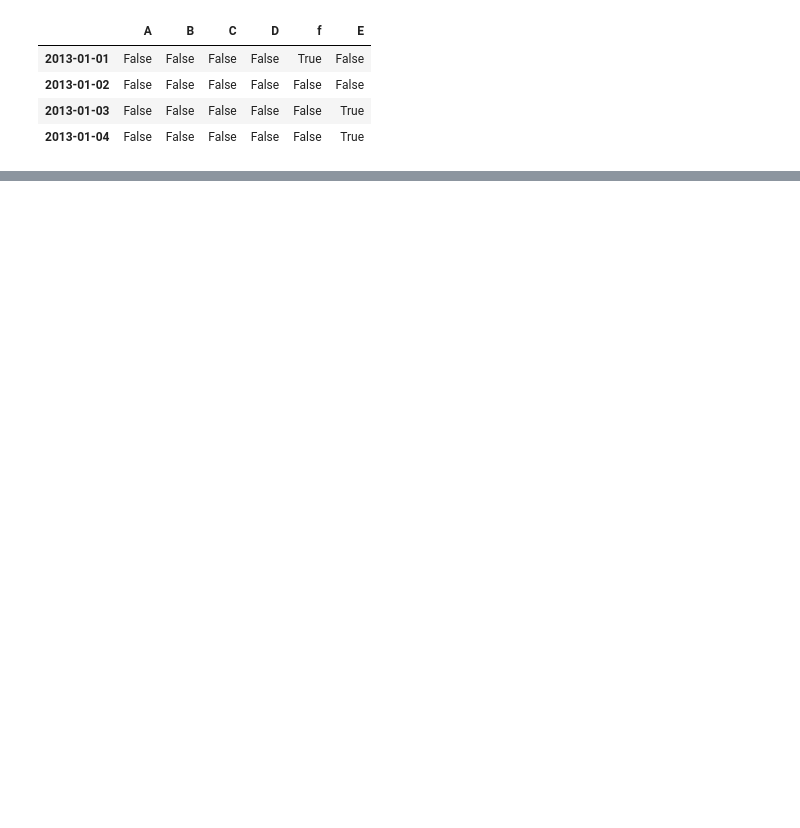
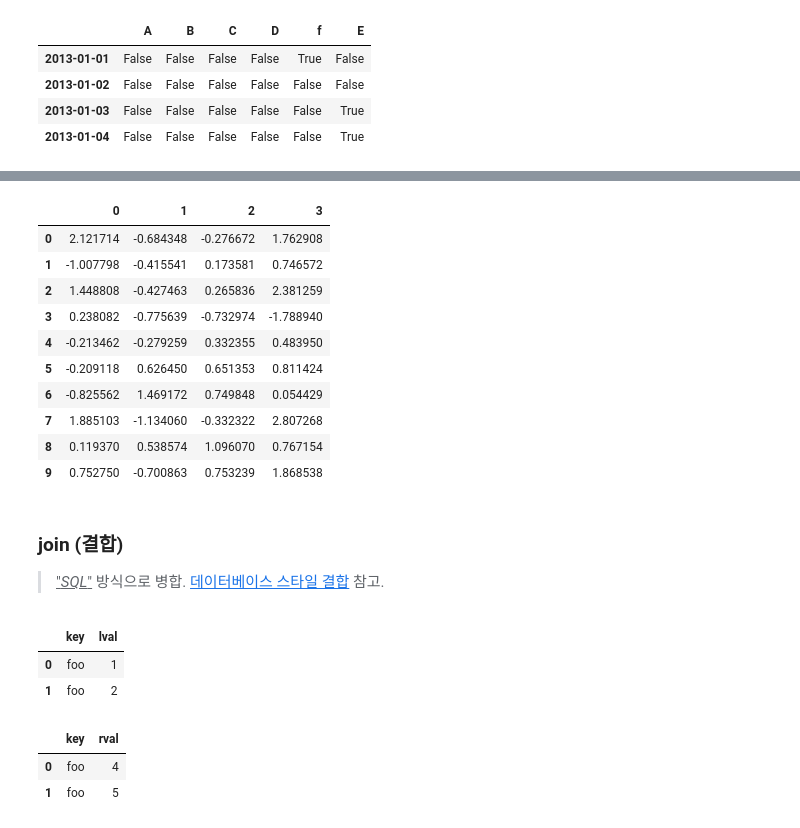
Before and after one commit to JH-Baik30/myfirstgit, a Jupyter notebook: 10_Minutes_to_Pandas.ipynb, the cells around one changed output, grey strips where cells are left out. Drawn from its saved outputs; the diff is of its cells as text; code cells hidden in the pictures; blank space fills up the shorter version.

```diff
--- a/10_Minutes_to_Pandas.ipynb
+++ b/10_Minutes_to_Pandas.ipynb
@@ -490,0 +627,3 @@ Freq: D, dtype: float64
+# %%
+pieces = [df[:3], df[3:7], df[7:]]
+pieces
@@ -490,0 +644,17 @@ Freq: D, dtype: float64
+# %%
+pd.concat(pieces)
+# %% [output]
+|  | 0 | 1 | 2 | 3 |
+| 0 | 2.121714 | -0.684348 | -0.276672 | 1.762908 |
+| 1 | -1.007798 | -0.415541 | 0.173581 | 0.746572 |
+| 2 | 1.448808 | -0.427463 | 0.265836 | 2.381259 |
+| 3 | 0.238082 | -0.775639 | -0.732974 | -1.788940 |
+| 4 | -0.213462 | -0.279259 | 0.332355 | 0.483950 |
+| 5 | -0.209118 | 0.626450 | 0.651353 | 0.811424 |
+| 6 | -0.825562 | 1.469172 | 0.749848 | 0.054429 |
+| 7 | 1.885103 | -1.134060 | -0.332322 | 2.807268 |
+| 8 | 0.119370 | 0.538574 | 1.096070 | 0.767154 |
+| 9 | 0.752750 | -0.700863 | 0.753239 | 1.868538 |
+# %% [markdown]
+### join (결합)
+> <u>"*SQL*"</u> 방식으로 병합. [데이터베이스 스타일 결합](https://pandas.pydata.org/pandas-docs/stable/user_guide/merging.html) 참고.
@@ -490,0 +664,12 @@ Freq: D, dtype: float64
+# %%
+left
+# %% [output]
+|  | key | lval |
+| 0 | foo | 1 |
+| 1 | foo | 2 |
+# %%
+right
+# %% [output]
+|  | key | rval |
+| 0 | foo | 4 |
+| 1 | foo | 5 |
```
Also changed, not shown: parts of 126 cells of this notebook.
